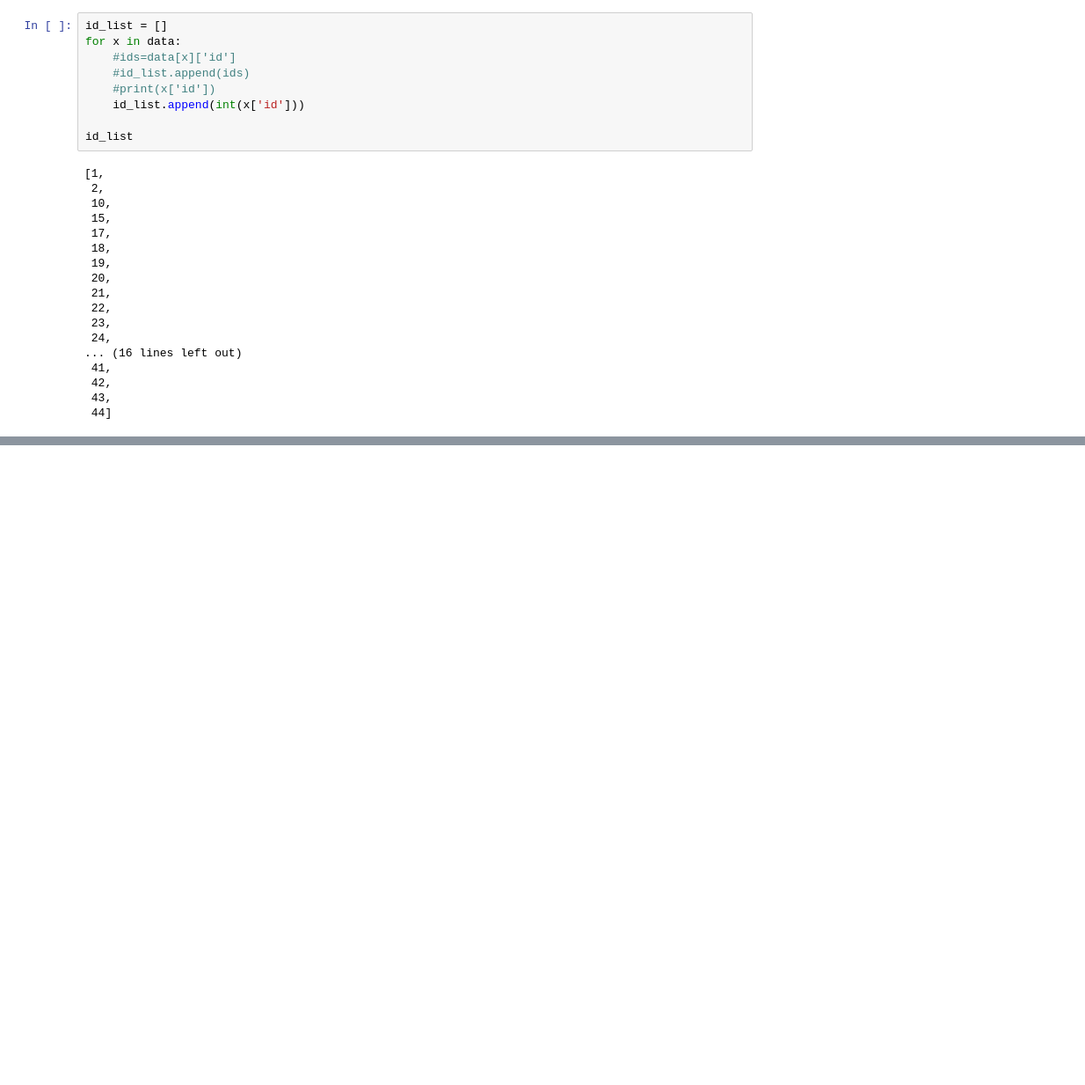
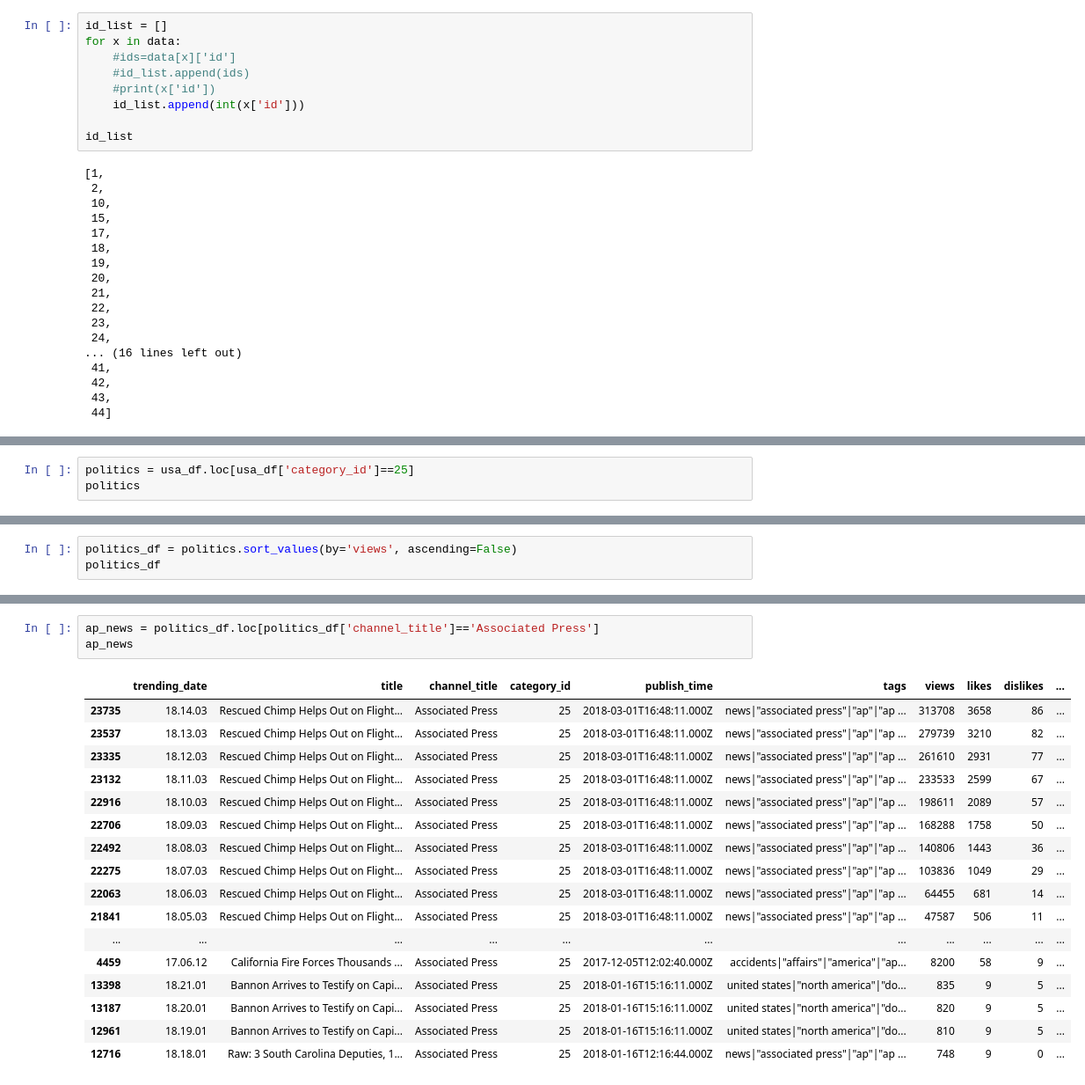
Before and after one commit to jeosqueri/project_2, a Jupyter notebook: USVideosCleaning.ipynb, the cells around one changed output, grey strips where cells are left out. Shown at 88% size. Cells and saved outputs as stored; diff of their text form; blank space fills up the shorter version.

```diff
--- a/USVideosCleaning.ipynb
+++ b/USVideosCleaning.ipynb
@@ -138,0 +245,3 @@ id_list
+# %%
+politics = usa_df.loc[usa_df['category_id']==25]
+politics
@@ -138,0 +262,3 @@ id_list
+# %%
+politics_df = politics.sort_values(by='views', ascending=False)
+politics_df
@@ -138,0 +279,21 @@ id_list
+# %%
+ap_news = politics_df.loc[politics_df['channel_title']=='Associated Press']
+ap_news
+# %% [output]
+|  | trending_date | title | channel_title | category_id | publish_time | tags | views | likes | dislikes | ... |
+| 23735 | 18.14.03 | Rescued Chimp Helps Out on Flight... | Associated Press | 25 | 2018-03-01T16:48:11.000Z | news|"associated press"|"ap"|"ap ... | 313708 | 3658 | 86 | ... |
+| 23537 | 18.13.03 | Rescued Chimp Helps Out on Flight... | Associated Press | 25 | 2018-03-01T16:48:11.000Z | news|"associated press"|"ap"|"ap ... | 279739 | 3210 | 82 | ... |
+| 23335 | 18.12.03 | Rescued Chimp Helps Out on Flight... | Associated Press | 25 | 2018-03-01T16:48:11.000Z | news|"associated press"|"ap"|"ap ... | 261610 | 2931 | 77 | ... |
+| 23132 | 18.11.03 | Rescued Chimp Helps Out on Flight... | Associated Press | 25 | 2018-03-01T16:48:11.000Z | news|"associated press"|"ap"|"ap ... | 233533 | 2599 | 67 | ... |
+| 22916 | 18.10.03 | Rescued Chimp Helps Out on Flight... | Associated Press | 25 | 2018-03-01T16:48:11.000Z | news|"associated press"|"ap"|"ap ... | 198611 | 2089 | 57 | ... |
+| 22706 | 18.09.03 | Rescued Chimp Helps Out on Flight... | Associated Press | 25 | 2018-03-01T16:48:11.000Z | news|"associated press"|"ap"|"ap ... | 168288 | 1758 | 50 | ... |
+| 22492 | 18.08.03 | Rescued Chimp Helps Out on Flight... | Associated Press | 25 | 2018-03-01T16:48:11.000Z | news|"associated press"|"ap"|"ap ... | 140806 | 1443 | 36 | ... |
+| 22275 | 18.07.03 | Rescued Chimp Helps Out on Flight... | Associated Press | 25 | 2018-03-01T16:48:11.000Z | news|"associated press"|"ap"|"ap ... | 103836 | 1049 | 29 | ... |
+| 22063 | 18.06.03 | Rescued Chimp Helps Out on Flight... | Associated Press | 25 | 2018-03-01T16:48:11.000Z | news|"associated press"|"ap"|"ap ... | 64455 | 681 | 14 | ... |
+| 21841 | 18.05.03 | Rescued Chimp Helps Out on Flight... | Associated Press | 25 | 2018-03-01T16:48:11.000Z | news|"associated press"|"ap"|"ap ... | 47587 | 506 | 11 | ... |
+| ... | ... | ... | ... | ... | ... | ... | ... | ... | ... | ... |
+| 4459 | 17.06.12 | California Fire Forces Thousands ... | Associated Press | 25 | 2017-12-05T12:02:40.000Z | accidents|"affairs"|"america"|"ap... | 8200 | 58 | 9 | ... |
+| 13398 | 18.21.01 | Bannon Arrives to Testify on Capi... | Associated Press | 25 | 2018-01-16T15:16:11.000Z | united states|"north america"|"do... | 835 | 9 | 5 | ... |
+| 13187 | 18.20.01 | Bannon Arrives to Testify on Capi... | Associated Press | 25 | 2018-01-16T15:16:11.000Z | united states|"north america"|"do... | 820 | 9 | 5 | ... |
+| 12961 | 18.19.01 | Bannon Arrives to Testify on Capi... | Associated Press | 25 | 2018-01-16T15:16:11.000Z | united states|"north america"|"do... | 810 | 9 | 5 | ... |
+| 12716 | 18.18.01 | Raw: 3 South Carolina Deputies, 1... | Associated Press | 25 | 2018-01-16T12:16:44.000Z | news|"associated press"|"ap"|"ap ... | 748 | 9 | 0 | ... |
```
Also changed, not shown: parts of 23 cells of this notebook, 4 other files.
